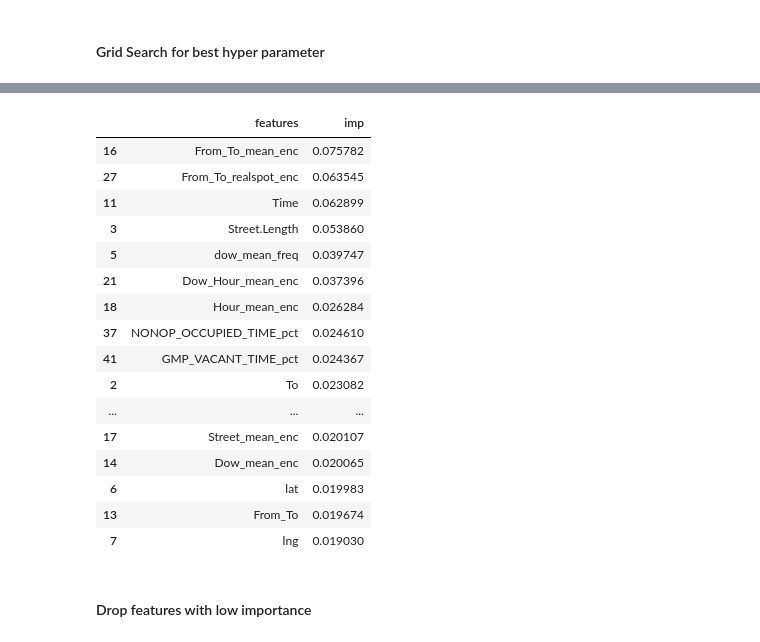
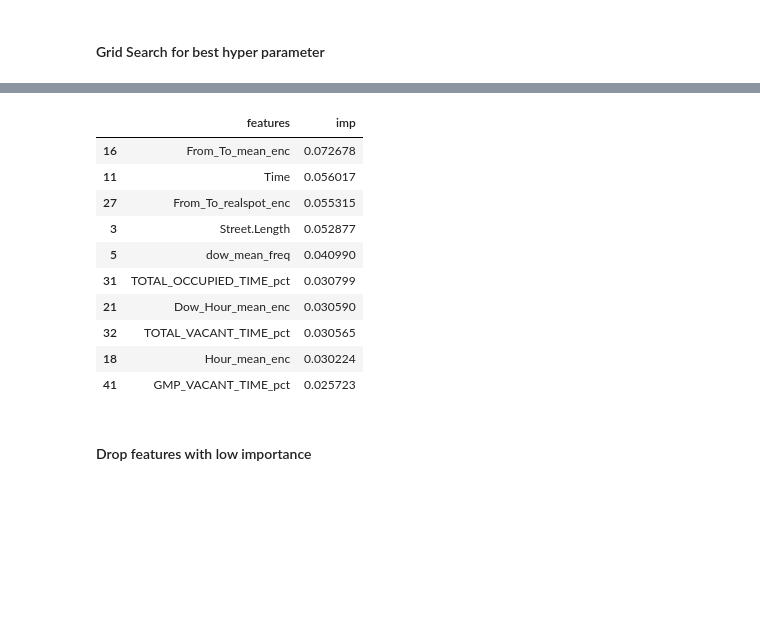
Before and after one commit to dyan10/SF-Parking-prediction-for-Parknav, a Jupyter notebook: models/final_model.ipynb, the cells around one changed output, grey strips where cells are left out. Saved outputs shown, nothing was run; the diff lists cells and outputs as text; code cells hidden in the pictures; blank space fills up the shorter version.

```diff
--- a/models/final_model.ipynb
+++ b/models/final_model.ipynb
@@ -12,10 +18,10 @@ valid_swhg = pd.read_csv('../data/valid_swhg.csv', infer_datetime_format=True, i
 parkrec = pd.read_csv('../data/park_tojoin.csv')
 pr_test=pd.read_csv('../data/park_tojoin_test.csv')
 
-train['daily_mean_freq'] = parkrec['daily_avg_freq']
+train['hour_mean_freq'] = parkrec['hour_avg_freq']
 train['dow_mean_freq'] = parkrec['dow_avg_freq']
 
-test['daily_mean_freq'] = pr_test['daily_avg_freq']
+test['hour_mean_freq'] = pr_test['hour_avg_freq']
 test['dow_mean_freq'] = pr_test['dow_avg_freq']
 # %%
 train.head()
@@ -289,12 +296,19 @@ table3.head()
 # %%
 # use the best hyperparameters to get feature importance:
-best = (20, 25, 0.6, 0.7)
-np.random.seed(1)
+best = (40, 15, 0.4, 1.5)
+np.random.seed(42)
 m2 = RandomForestClassifier(n_estimators = best[0], max_depth =best[1], max_features=best[2], class_weight={0:1,1:best[3]}, min_samples_split = 2, n_jobs=-1)
 m2.fit(X_train_swhg,y_train_swhg)
+pred = m2.predict(X_valid_swhg)
+prec = precision_score(y_valid_swhg, pred)
+rec = recall_score(y_valid_swhg, pred)
+f = f05_score_hard(y_valid_swhg, pred)
+
+print (f)
 
 feat_imp_swhg = pd.DataFrame({
     'features': X_train_swhg.columns,
     'imp' :m2.feature_importances_
 })
 feat_imp_swhg.sort_values(by='imp', inplace=True, ascending=False)
+feat_imp_swhg[:10].plot('features','imp','barh', figsize=(8,6), fontsize = 8)
@@ -301,23 +319,17 @@ feat_imp_swhg.sort_values(by='imp', inplace=True, ascending=False)
 # %%
-feat_imp_swhg[:20]
+feat_imp_swhg[:10]
 # %% [output]
 |  | features | imp |
-| 16 | From_To_mean_enc | 0.075782 |
-| 27 | From_To_realspot_enc | 0.063545 |
-| 11 | Time | 0.062899 |
-| 3 | Street.Length | 0.053860 |
-| 5 | dow_mean_freq | 0.039747 |
-| 21 | Dow_Hour_mean_enc | 0.037396 |
-| 18 | Hour_mean_enc | 0.026284 |
-| 37 | NONOP_OCCUPIED_TIME_pct | 0.024610 |
-| 41 | GMP_VACANT_TIME_pct | 0.024367 |
-| 2 | To | 0.023082 |
-| ... | ... | ... |
-| 17 | Street_mean_enc | 0.020107 |
-| 14 | Dow_mean_enc | 0.020065 |
-| 6 | lat | 0.019983 |
-| 13 | From_To | 0.019674 |
-| 7 | lng | 0.019030 |
+| 16 | From_To_mean_enc | 0.072678 |
+| 11 | Time | 0.056017 |
+| 27 | From_To_realspot_enc | 0.055315 |
+| 3 | Street.Length | 0.052877 |
+| 5 | dow_mean_freq | 0.040990 |
+| 31 | TOTAL_OCCUPIED_TIME_pct | 0.030799 |
+| 21 | Dow_Hour_mean_enc | 0.030590 |
+| 32 | TOTAL_VACANT_TIME_pct | 0.030565 |
+| 18 | Hour_mean_enc | 0.030224 |
+| 41 | GMP_VACANT_TIME_pct | 0.025723 |
 # %% [markdown]
 #### Drop features with low importance
 # %%
```
Also changed, not shown: parts of 24 cells of this notebook, 2 other files.
